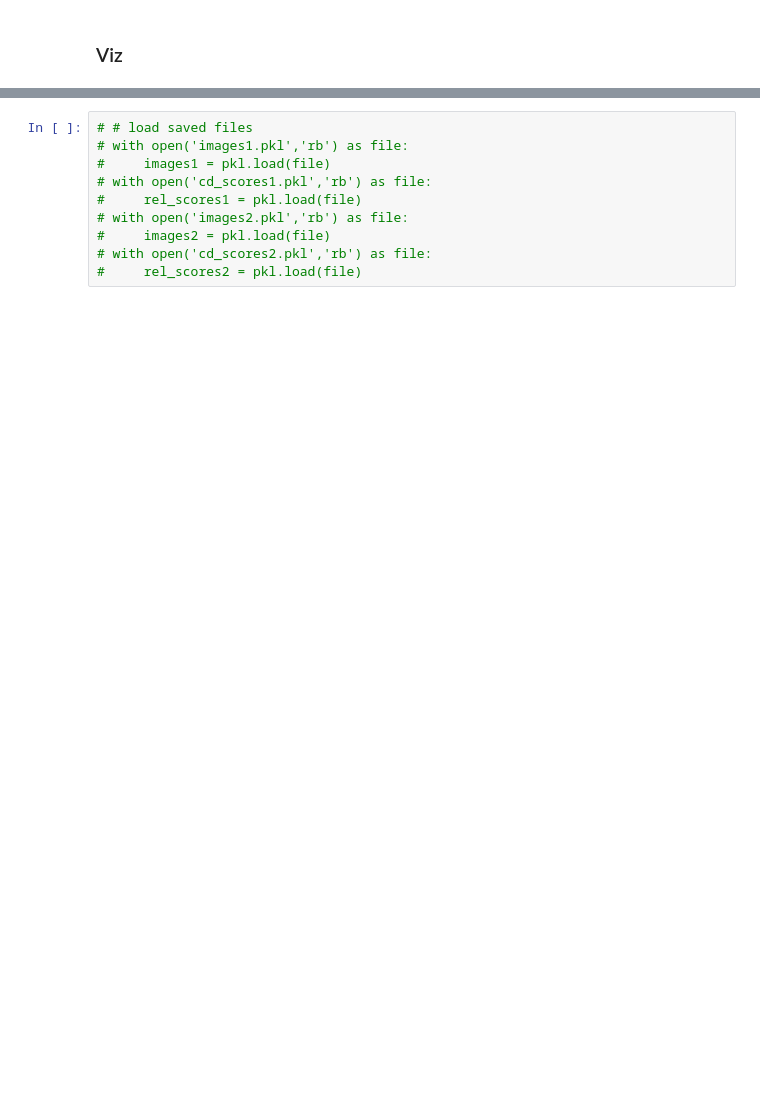
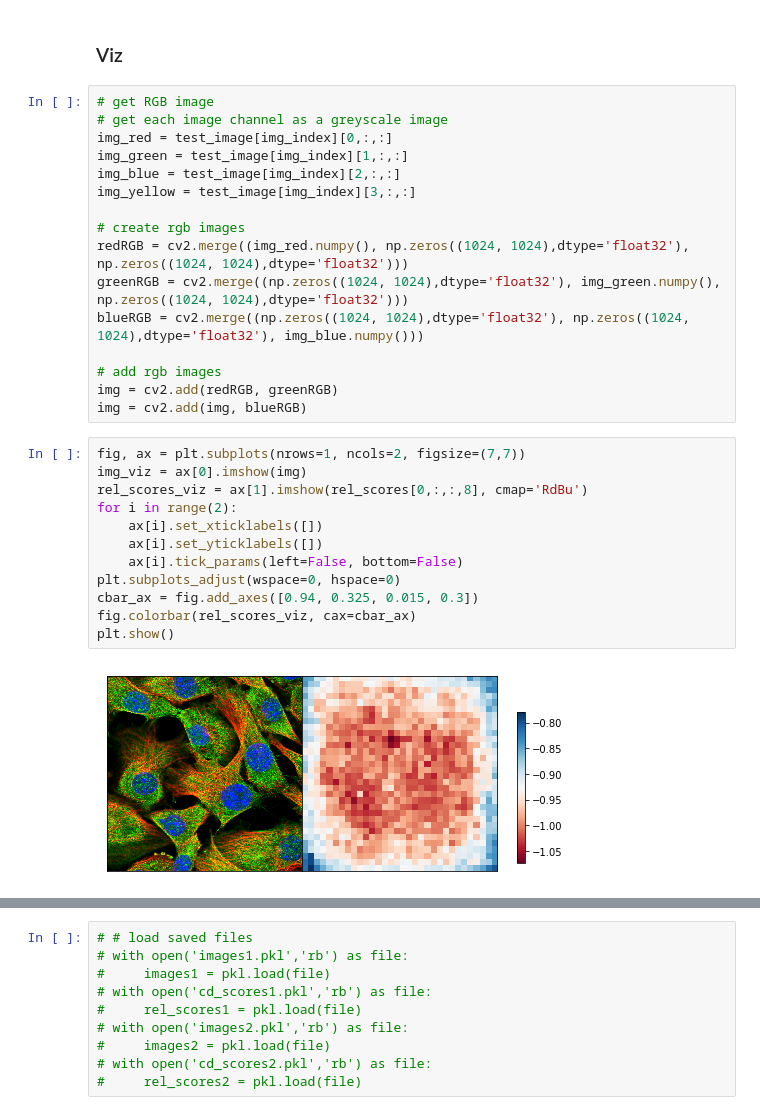
Before and after one commit to csinva/hpa-interp, a Jupyter notebook: CDscore.ipynb, the cells around one changed output, grey strips where cells are left out. Drawn from its saved outputs; the diff is of its cells as text; blank space fills up the shorter version.

```diff
--- a/CDscore.ipynb
+++ b/CDscore.ipynb
@@ -314,2 +267,32 @@ KeyboardInterrupt:
 # %% [markdown]
 ### Viz
+# %%
+# get RGB image
+# get each image channel as a greyscale image
+img_red = test_image[img_index][0,:,:]
+img_green = test_image[img_index][1,:,:]
+img_blue = test_image[img_index][2,:,:]
+img_yellow = test_image[img_index][3,:,:]
+
+# create rgb images
+redRGB = cv2.merge((img_red.numpy(), np.zeros((1024, 1024),dtype='float32'), np.zeros((1024, 1024),dtype='float32')))
+greenRGB = cv2.merge((np.zeros((1024, 1024),dtype='float32'), img_green.numpy(), np.zeros((1024, 1024),dtype='float32')))
+blueRGB = cv2.merge((np.zeros((1024, 1024),dtype='float32'), np.zeros((1024, 1024),dtype='float32'), img_blue.numpy()))
+
+# add rgb images
+img = cv2.add(redRGB, greenRGB)
+img = cv2.add(img, blueRGB)
+# %%
+fig, ax = plt.subplots(nrows=1, ncols=2, figsize=(7,7))
+img_viz = ax[0].imshow(img)
+rel_scores_viz = ax[1].imshow(rel_scores[0,:,:,8], cmap='RdBu')
+for i in range(2):
+    ax[i].set_xticklabels([])
+    ax[i].set_yticklabels([])
+    ax[i].tick_params(left=False, bottom=False)
+plt.subplots_adjust(wspace=0, hspace=0)
+cbar_ax = fig.add_axes([0.94, 0.325, 0.015, 0.3])
+fig.colorbar(rel_scores_viz, cax=cbar_ax)
+plt.show()
+# %% [output]
+[figure, added]
```
Also changed, not shown: parts of 12 cells of this notebook, 8 other files.
